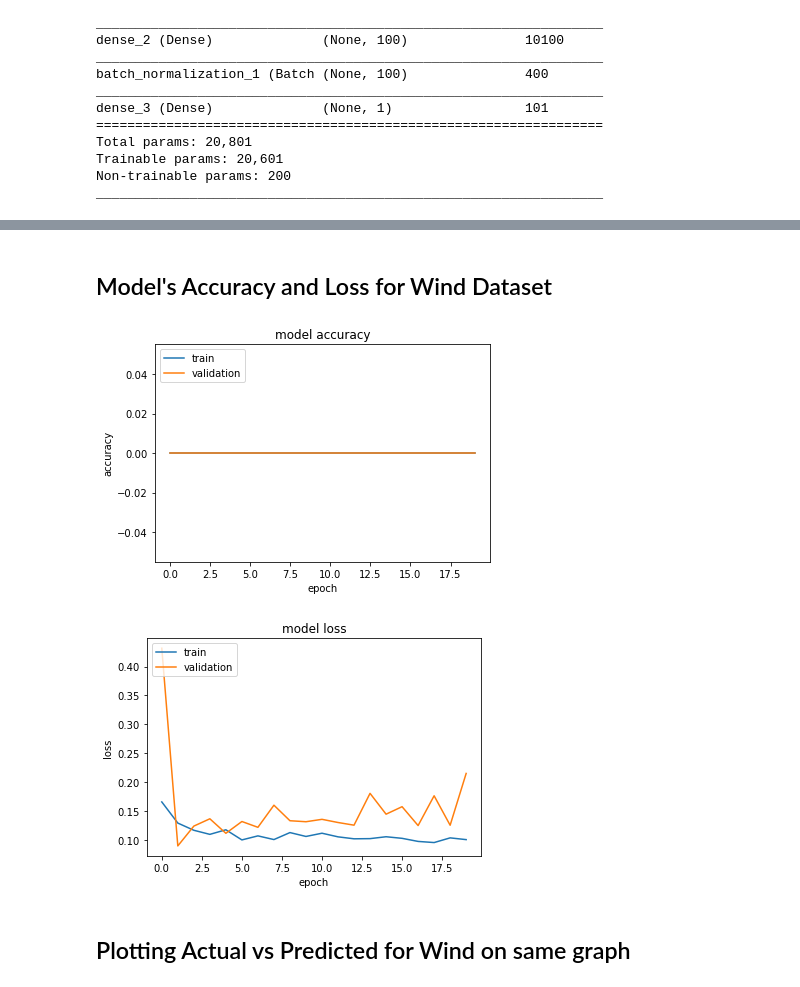
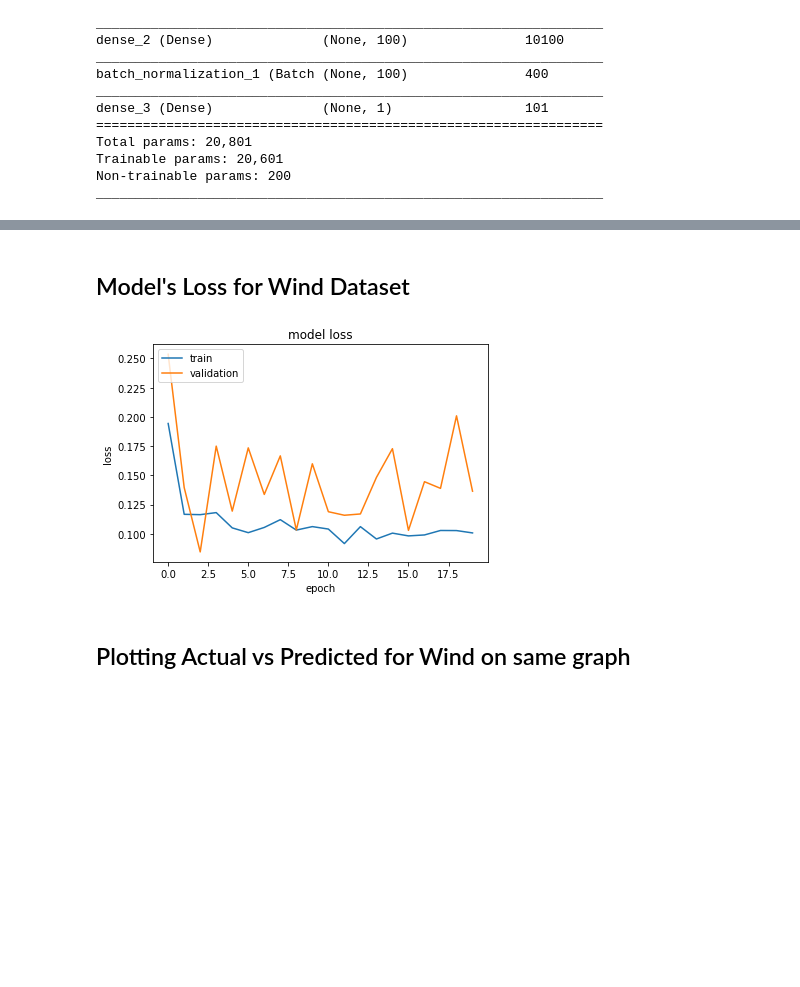
Before and after one commit to DheerajKN/Renewable-Energy-Prediction, a Jupyter notebook: 5. DRNN.ipynb, the cells around one changed output, grey strips where cells are left out. Cells and saved outputs as stored; diff of their text form; code cells hidden in the pictures; blank space fills up the shorter version.

```diff
--- a/5. DRNN.ipynb
+++ b/5. DRNN.ipynb
@@ -192,14 +183,14 @@ metrics('drnn', test[['DE_solar_generation_actual']], test_solar_pred)
 # %% [markdown]
 ## Modelling and Fitting the model for Wind Dataset
 # %%
-model = Sequential()
-model.add(Input(shape=(4,)))
-model.add(Reshape((-1,1)))
-model.add(SimpleRNN(100, activation = 'tanh', input_shape = X_solar_train.shape, return_sequences=False))
-model.add(Dense(100))
-model.add(BatchNormalization())
-model.add(Dense(1))
-model.summary()
+wind_model = Sequential()
+wind_model.add(Input(shape=(4,)))
+wind_model.add(Reshape((-1,1)))
+wind_model.add(SimpleRNN(100, activation = 'tanh', input_shape = X_solar_train.shape, return_sequences=False))
+wind_model.add(Dense(100))
+wind_model.add(BatchNormalization())
+wind_model.add(Dense(1))
+wind_model.summary()
 # %% [output]
 Model: "sequential_1"
 _________________________________________________________________
@@ -220,7 +211,7 @@ Trainable params: 20,601
 Non-trainable params: 200
 _________________________________________________________________
 # %%
-model.compile('adam', 'mse', ['accuracy'])
-history = model.fit(X_wind_train, y_wind_train, validation_data=(X_wind_valid, y_wind_valid), epochs=20)
+wind_model.compile(optimizer = 'adam', loss = 'mean_squared_error')
+history = wind_model.fit(X_wind_train, y_wind_train, validation_data=(X_wind_valid, y_wind_valid), epochs=20)
 # %% [output]
 Epoch 1/20
@@ -248,24 +239,15 @@ model.evaluate(X_wind_test, y_wind_test)
 # %% [markdown]
-## Model's Accuracy and Loss for Wind Dataset
+## Model's Loss for Wind Dataset
 # %%
-plt.plot(history.history['accuracy'])
-plt.plot(history.history['val_accuracy'])
-plt.title('model accuracy')
-plt.ylabel('accuracy')
-plt.xlabel('epoch')
-plt.legend(['train', 'validation'], loc='upper left')
-plt.show()
-
 plt.plot(history.history['loss'])
 plt.plot(history.history['val_loss'])
 plt.title('model loss')
 plt.ylabel('loss')
 plt.xlabel('epoch')
 plt.legend(['train', 'validation'], loc='upper left')
 plt.show()
 # %% [output]
-[figure, old version]
+[figure, new version]
-[figure, removed]
 # %% [markdown]
 ## Plotting Actual vs Predicted for Wind on same graph
 # %%
```
Also changed, not shown: parts of 14 cells of this notebook, 8 other files.
